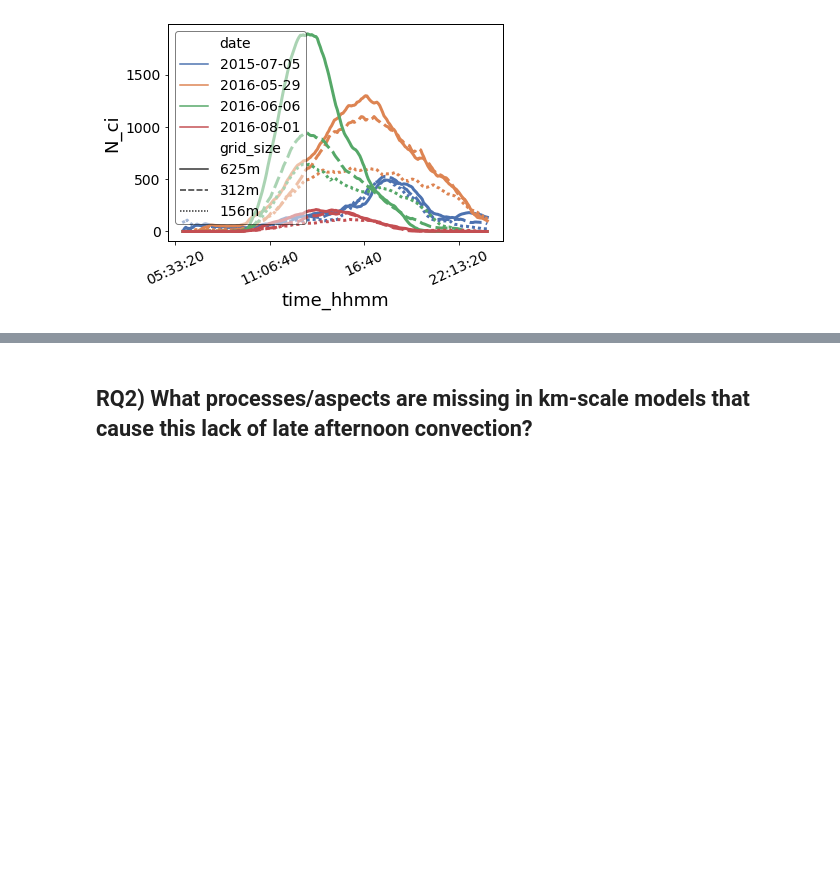
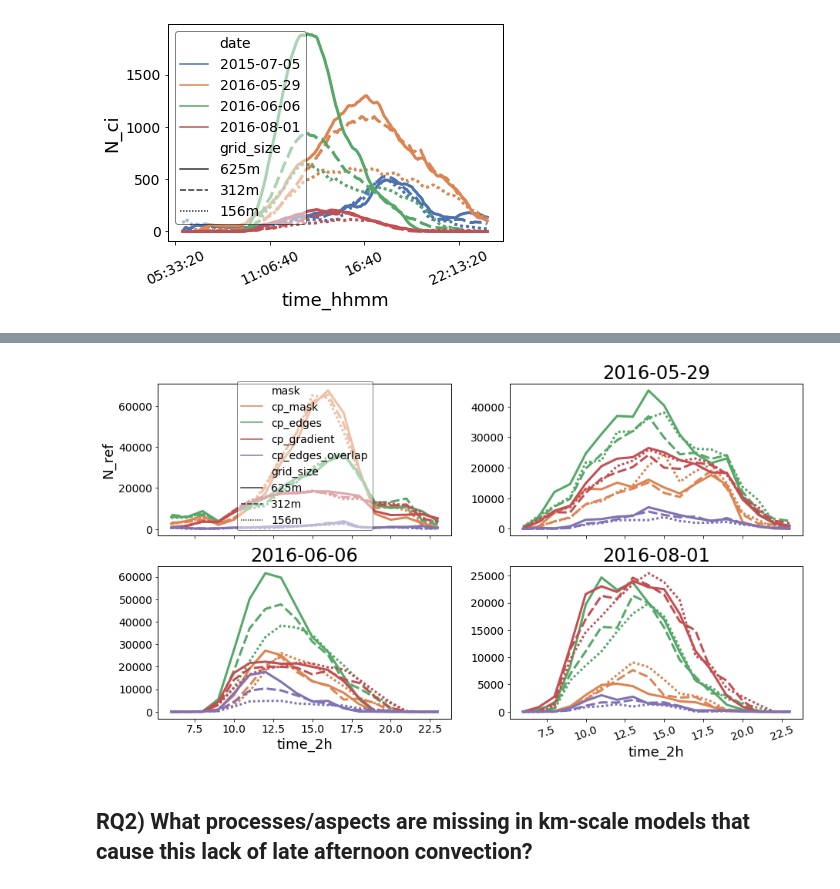
Before and after one commit to HirtM/cold_pool_driven_convection_initiation, a Jupyter notebook: 01_Cold_pool_resolution_dependence_for_paper.ipynb, the cells around one changed output, grey strips where cells are left out. Drawn from its saved outputs; the diff is of its cells as text; code cells hidden in the pictures; blank space fills up the shorter version.

```diff
--- a/01_Cold_pool_resolution_dependence_for_paper.ipynb
+++ b/01_Cold_pool_resolution_dependence_for_paper.ipynb
@@ -462,20 +463,22 @@ fig.savefig('../Figures/N_ci_diurnal_cycle_each_day.pdf')
 # %%
 df['time_2h'] = df.time.dt.hour//1*1
 fig, axs= plt.subplots(nrows=2,ncols=2, figsize=[15,8], sharex=True)
 axs=axs.ravel()
 use_leg=['brief', False, False, False]
 for i,date in enumerate(df.date.unique()):
     sns.lineplot(data=df[(df['mask']!= 'no_coldpool') & (df.date ==date) ], x='time_2h',
                 legend=use_leg[i],
-                y='N_ref', hue='mask', style= 'grid_size', ax=axs[i], style_order = grid_ordered,palette=secondary_colors[1:4],
+                y='N_ref', hue='mask', style= 'grid_size', ax=axs[i], style_order = grid_ordered,palette=secondary_colors[1:5],
                 ci=None, linewidth=3)#, hue_order=grid_ordered)
     if i!=0:
         axs[i].set_ylabel('')
         axs[i].set_title(date)
 leg= axs[0].legend()
 leg.get_frame().set_alpha(0.5)
 plt.xticks(rotation=20)
 fig.savefig('../Figures/N_ref_diurnal_cycle_each_day.pdf')
+# %% [output]
+[figure, added]
 # %% [markdown]
 ## RQ2) What processes/aspects are missing in km-scale models that cause this lack of late afternoon convection?
 # %% [markdown]
```
Also changed, not shown: parts of 12 cells of this notebook.
